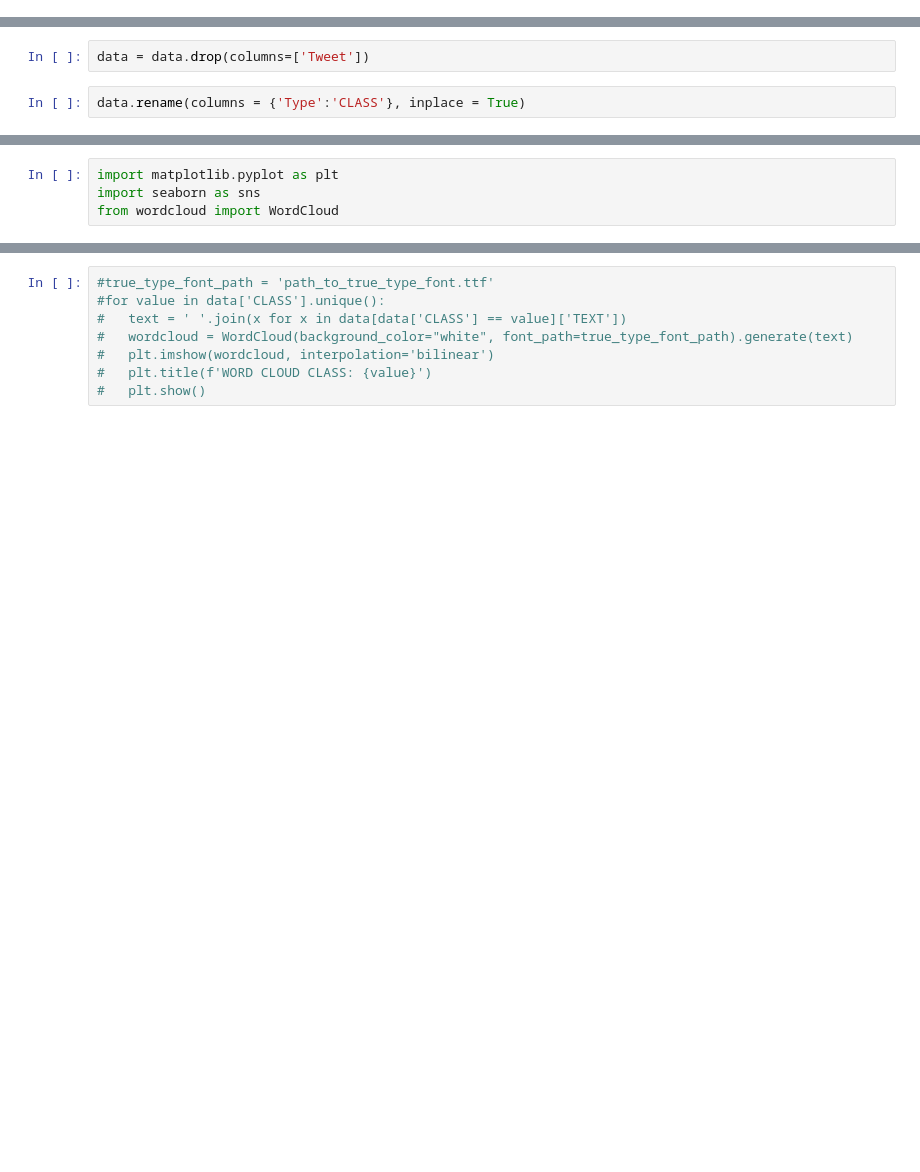
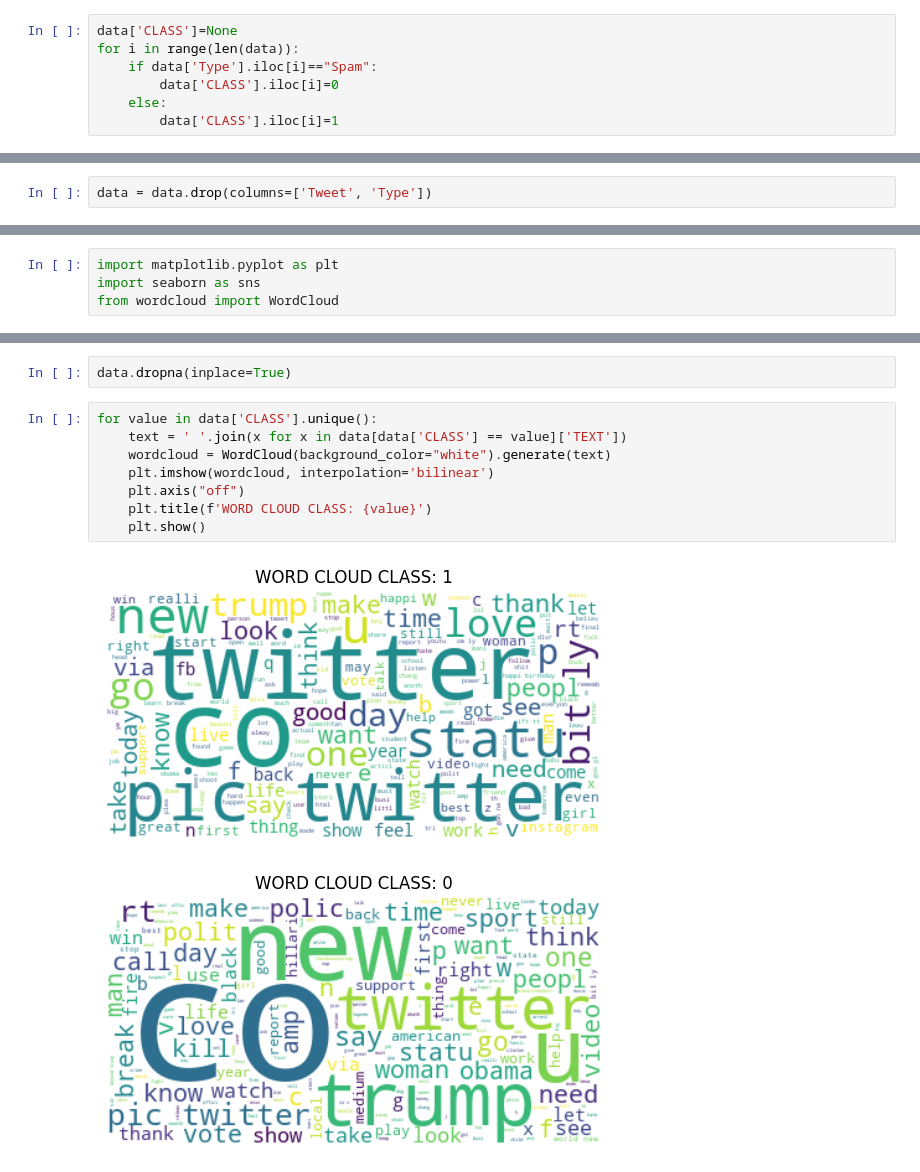
Before and after one commit to thecodizt/SentimentAnalysisModelStatistics, a Jupyter notebook: Preprocessing/UTKML Twitter Spam Detection Competition Dataset.ipynb, the cells around one changed output, grey strips where cells are left out. Saved outputs shown, nothing was run; the diff lists cells and outputs as text; blank space fills up the shorter version.

Commit message:
Data preproc M2

```diff
--- a/Preprocessing/UTKML Twitter Spam Detection Competition Dataset.ipynb
+++ b/Preprocessing/UTKML Twitter Spam Detection Competition Dataset.ipynb
@@ -111,3 +129,10 @@ KeyError: 7552
+# %%
+data['CLASS']=None
+for i in range(len(data)):
+    if data['Type'].iloc[i]=="Spam":
+        data['CLASS'].iloc[i]=0
+    else:
+        data['CLASS'].iloc[i]=1
 # %%
 data.sample(5)
 # %% [output]
@@ -126,7 +152,5 @@ TEXT     0
 dtype: int64
 # %%
-data = data.drop(columns=['Tweet'])
+data = data.drop(columns=['Tweet', 'Type'])
-# %%
-data.rename(columns = {'Type':'CLASS'}, inplace = True)
 # %%
 data.sample(5)
@@ -143,8 +176,13 @@ plt.show()
+# %%
+data.dropna(inplace=True)
 # %%
-#true_type_font_path = 'path_to_true_type_font.ttf'
-#for value in data['CLASS'].unique():
-#   text = ' '.join(x for x in data[data['CLASS'] == value]['TEXT'])
-#   wordcloud = WordCloud(background_color="white", font_path=true_type_font_path).generate(text)
-#   plt.imshow(wordcloud, interpolation='bilinear')
-#   plt.title(f'WORD CLOUD CLASS: {value}')
-#   plt.show()
+for value in data['CLASS'].unique():
+    text = ' '.join(x for x in data[data['CLASS'] == value]['TEXT'])
+    wordcloud = WordCloud(background_color="white").generate(text)
+    plt.imshow(wordcloud, interpolation='bilinear')
+    plt.axis("off")
+    plt.title(f'WORD CLOUD CLASS: {value}')
+    plt.show()
+# %% [output]
+[figure, added]
+[figure, added]
```
Also changed, not shown: parts of 9 cells of this notebook, 2 other files.
